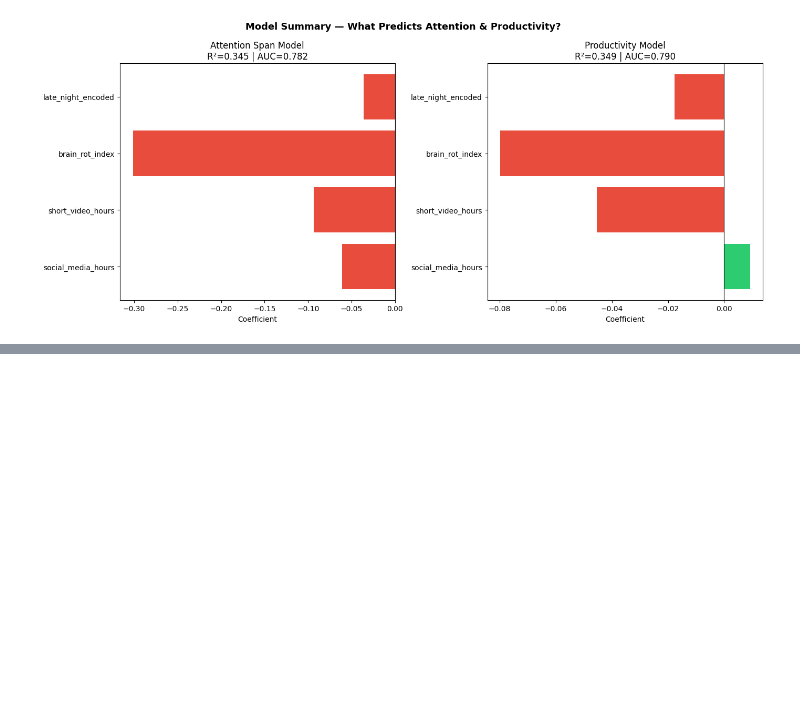
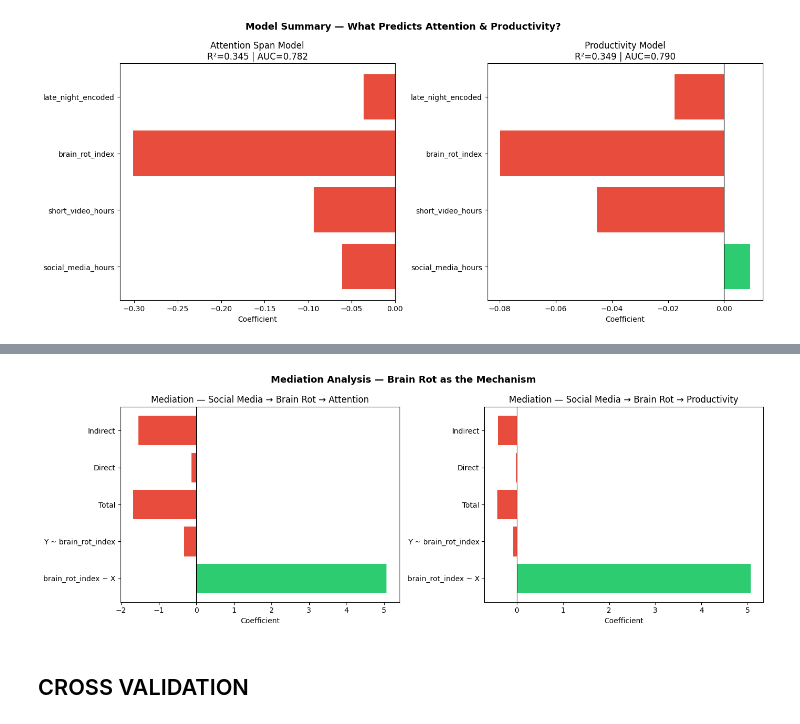
Before and after one commit to jtsy0925uq/data7001-assignment, a Jupyter notebook: scripts/rq1.ipynb, the cells around one changed output, grey strips where cells are left out. Saved outputs shown, nothing was run; the diff lists cells and outputs as text; code cells hidden in the pictures; blank space fills up the shorter version.

```diff
--- a/scripts/rq1.ipynb
+++ b/scripts/rq1.ipynb
@@ -653,0 +803,29 @@ plt.show()
+# %%
+fig, axes = plt.subplots(1, 2, figsize=(14, 5))
+
+# Attention mediation
+effects_att = med_attention.set_index('path')['coef']
+colors_med = ['#e74c3c' if v < 0 else '#2ecc71'
+              for v in effects_att.values]
+axes[0].barh(effects_att.index, effects_att.values, color=colors_med)
+axes[0].axvline(x=0, color='black', linewidth=0.8)
+axes[0].set_title('Mediation — Social Media → Brain Rot → Attention')
+axes[0].set_xlabel('Coefficient')
+
+# Productivity mediation
+effects_prod = med_productivity.set_index('path')['coef']
+colors_med2 = ['#e74c3c' if v < 0 else '#2ecc71'
+               for v in effects_prod.values]
+axes[1].barh(effects_prod.index, effects_prod.values, color=colors_med2)
+axes[1].axvline(x=0, color='black', linewidth=0.8)
+axes[1].set_title('Mediation — Social Media → Brain Rot → Productivity')
+axes[1].set_xlabel('Coefficient')
+
+plt.suptitle('Mediation Analysis — Brain Rot as the Mechanism',
+             fontsize=13, fontweight='bold')
+plt.tight_layout()
+plt.show()
+# %% [output]
+[figure, added]
+# %% [markdown]
+## CROSS VALIDATION
```
Also changed, not shown: parts of 24 cells of this notebook.
